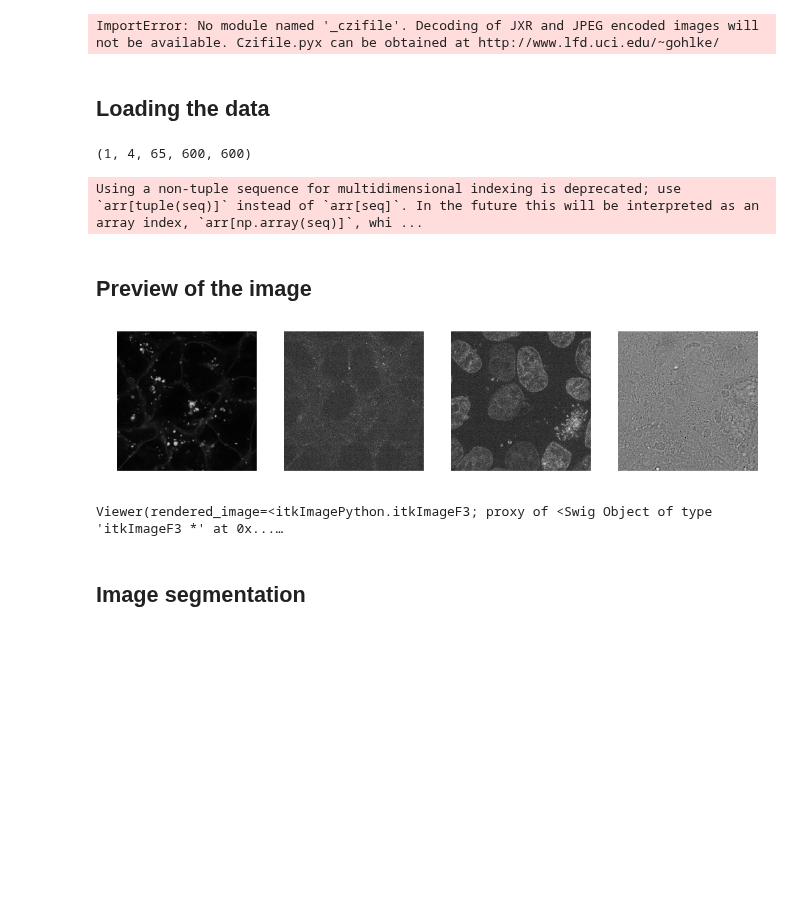
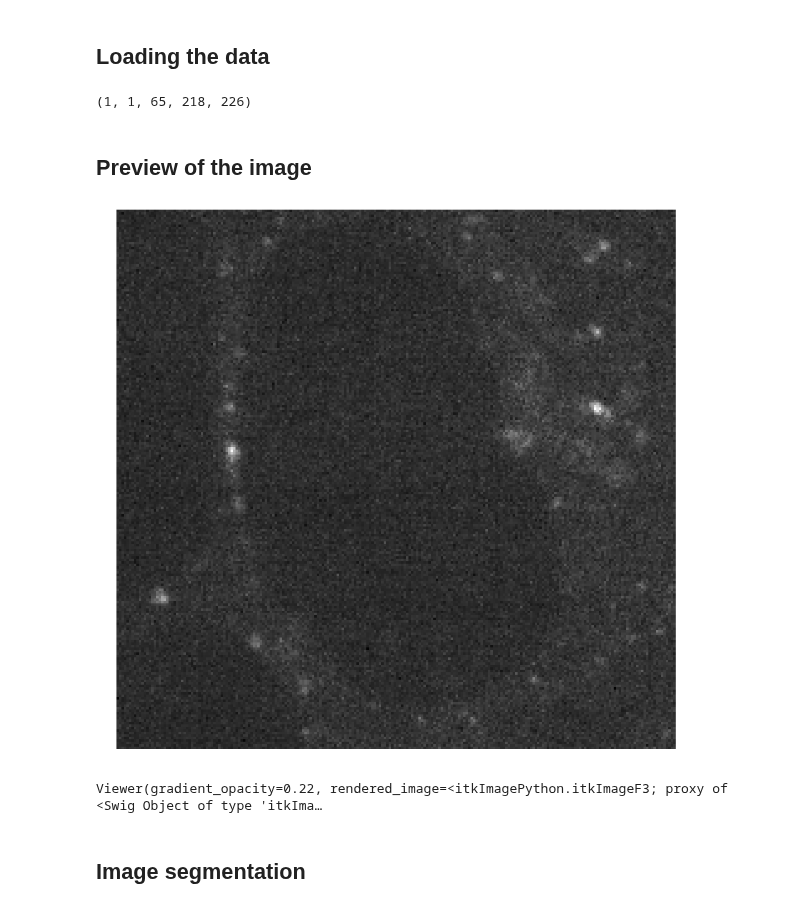
Before and after one commit to AllenInstitute/aics-segmentation, a Jupyter notebook: lookup_table_demo/demo_RAB5.ipynb, the cells around one changed output. Saved outputs shown, nothing was run; the diff lists cells and outputs as text; code cells hidden in the pictures; blank space fills up the shorter version.

Commit message:
update demo, vessel wrapper

```diff
--- a/lookup_table_demo/demo_RAB5.ipynb
+++ b/lookup_table_demo/demo_RAB5.ipynb
@@ -28,58 +17,56 @@ import numpy as np
 from itkwidgets import view
 from aicssegmentation.core.visual import seg_fluo_side_by_side,  single_fluorescent_view, segmentation_quick_view
 import matplotlib.pyplot as plt
-plt.rcParams["figure.figsize"] = [16, 12]
+plt.rcParams["figure.figsize"] = [12, 8]
 
 # package for io
 from aicsimageio import AICSImage, omeTifWriter
 
 # function for core algorithm
 from aicssegmentation.core.seg_dot import dot_3d, dot_3d_wrapper
-from aicssegmentation.pre_processing_utils import intensity_normalization, image_smoothing_gaussian_slice_by_slice
+from aicssegmentation.core.pre_processing_utils import intensity_normalization, image_smoothing_gaussian_slice_by_slice
 from skimage.morphology import remove_small_objects, watershed, dilation, erosion, ball     # function for post-processing (size filter)
 from skimage.feature import peak_local_max
 from skimage.measure import label
 from scipy.ndimage import distance_transform_edt
-# %% [output]
-ImportError: No module named '_czifile'. Decoding of JXR and JPEG encoded images will not be available. Czifile.pyx can be obtained at http://www.lfd.uci.edu/~gohlke/
 # %% [markdown]
 ## Loading the data
 # %%
-FILE_NAME = '../../data/RAB5/original/20171020_R01_003-Scene-03-P63.czi'
+# FILE_NAME = '../../data/RAB5/original/20171020_R01_003-Scene-03-P63.czi'
+FILE_NAME = '../demo_data/RAB5_demo_data.tif'
 
 reader = AICSImage(FILE_NAME)
 IMG = reader.data
 
 print(IMG.shape)
 # %% [output]
-(1, 4, 65, 600, 600)
+(1, 1, 65, 218, 226)
-Using a non-tuple sequence for multidimensional indexing is deprecated; use `arr[tuple(seq)]` instead of `arr[seq]`. In the future this will be interpreted as an array index, `arr[np.array(seq)]`, whi ...
 # %% [markdown]
 ## Preview of the image
 # %%
 N_CHANNELS = IMG.shape[1]
 MID_SLICE = np.int(0.5*IMG.shape[2])
 
 fig, ax = plt.subplots(1, N_CHANNELS, figsize=(18,16), dpi=72, facecolor='w', edgecolor='k')
 if N_CHANNELS>1:
     for channel in range(N_CHANNELS):
         ax[channel].axis('off')
-        ax[channel].imshow(IMG[0,channel,MID_SLICE,:,:], cmap=plt.cm.gray)
+        ax[channel].imshow(IMG[0,0,MID_SLICE,:,:], cmap=plt.cm.gray)
 else:
     ax.axis('off')
     ax.imshow(IMG[0,0,MID_SLICE,:,:], cmap=plt.cm.gray)
 # %% [output]
-[figure, old version]
+[figure, new version]
 # %%
 #####################
 ## PARAMETER ##
-structure_channel = 1
+structure_channel = 0
 #####################
 
 structure_img = IMG[0,structure_channel,:,:,:]
 view(single_fluorescent_view(structure_img))
 # %% [output]
-Viewer(rendered_image=<itkImagePython.itkImageF3; proxy of <Swig Object of type 'itkImageF3 *' at 0x...…
+Viewer(gradient_opacity=0.22, rendered_image=<itkImagePython.itkImageF3; proxy of <Swig Object of type 'itkIma…
 # %% [markdown]
 ## Image segmentation
 # %% [markdown]
```
Also changed, not shown: parts of 12 cells of this notebook, 5 other files.
